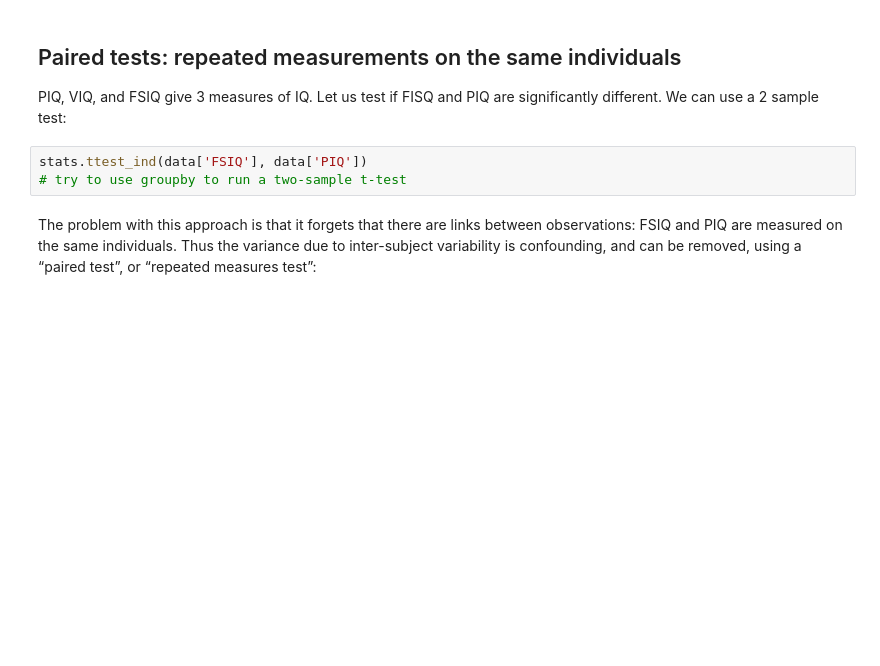
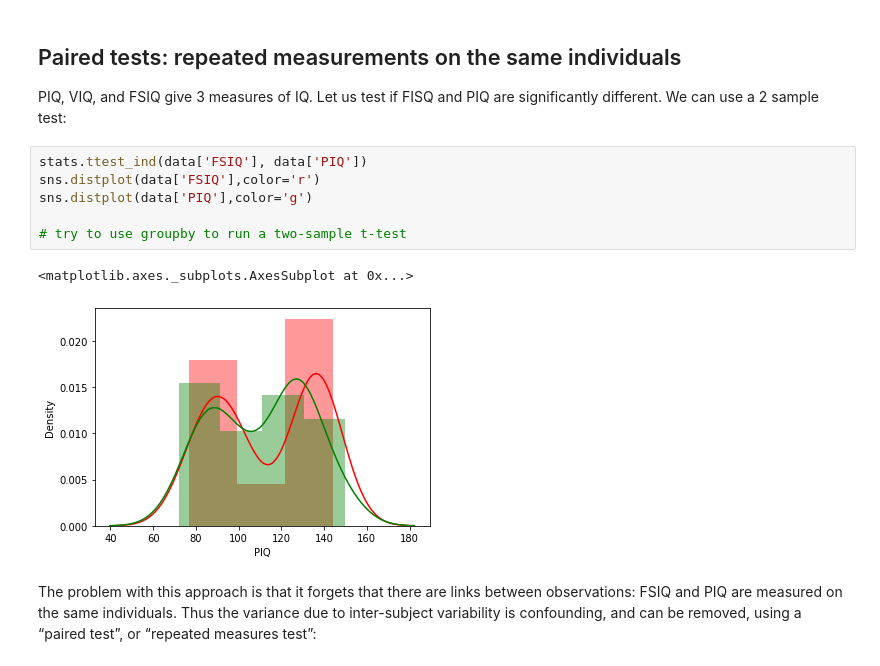
Before and after one commit to MMRES-PyBootcamp/MMRES-python-bootcamp2021, a Jupyter notebook: 07_scipy_stats.ipynb, the cells around one changed output. Saved outputs shown, nothing was run; the diff lists cells and outputs as text; blank space fills up the shorter version.

```diff
--- a/07_scipy_stats.ipynb
+++ b/07_scipy_stats.ipynb
@@ -145,7 +275,13 @@ stats.ttest_ind(female_viq, male_viq)
 PIQ, VIQ, and FSIQ give 3 measures of IQ. Let us test if FISQ and PIQ are significantly different. We can use a 2 sample test:
 # %%
 stats.ttest_ind(data['FSIQ'], data['PIQ'])
+sns.distplot(data['FSIQ'],color='r')
+sns.distplot(data['PIQ'],color='g')
+
 # try to use groupby to run a two-sample t-test
+# %% [output]
+<matplotlib.axes._subplots.AxesSubplot at 0x...>
+[figure, added]
 # %% [markdown]
 The problem with this approach is that it forgets that there are links between observations: FSIQ and PIQ are measured on the same individuals. Thus the variance due to inter-subject variability is confounding, and can be removed, using a “paired test”, or “repeated measures test”:
 # %%
```
Also changed, not shown: parts of 33 cells of this notebook.
